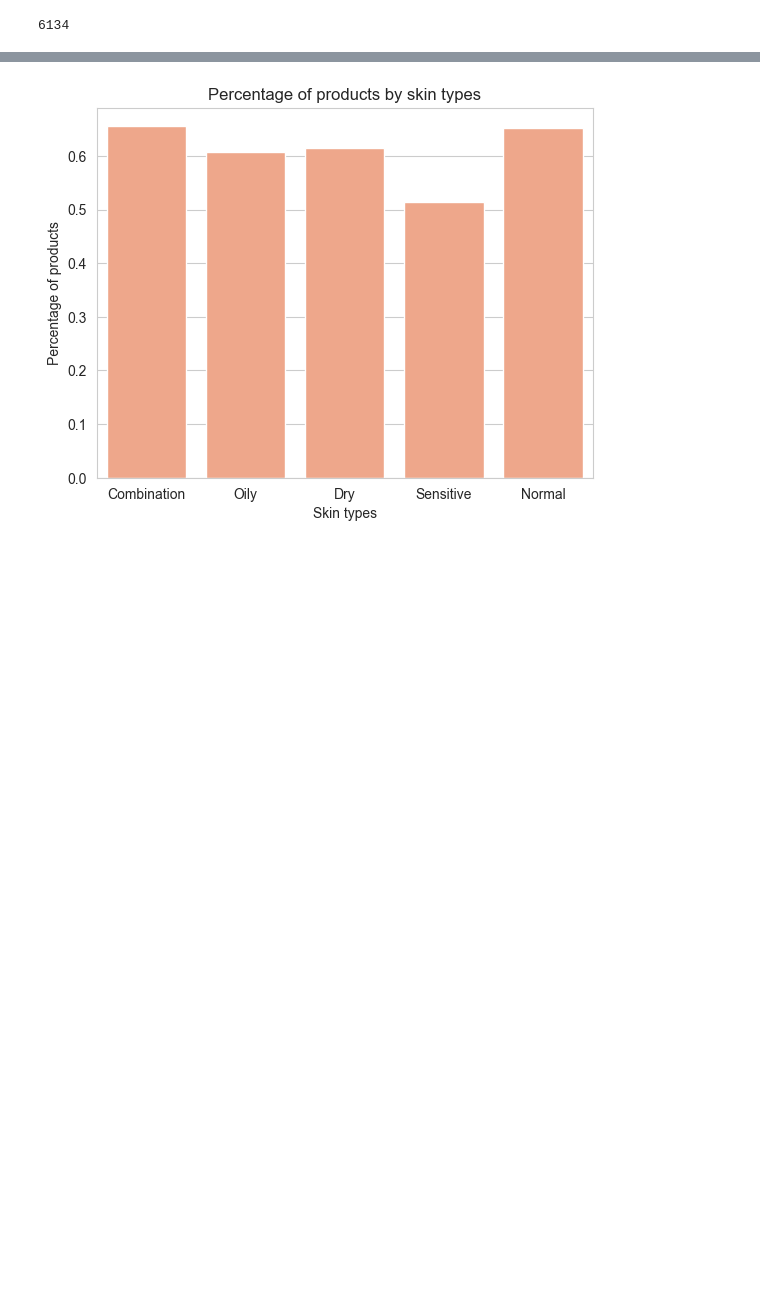
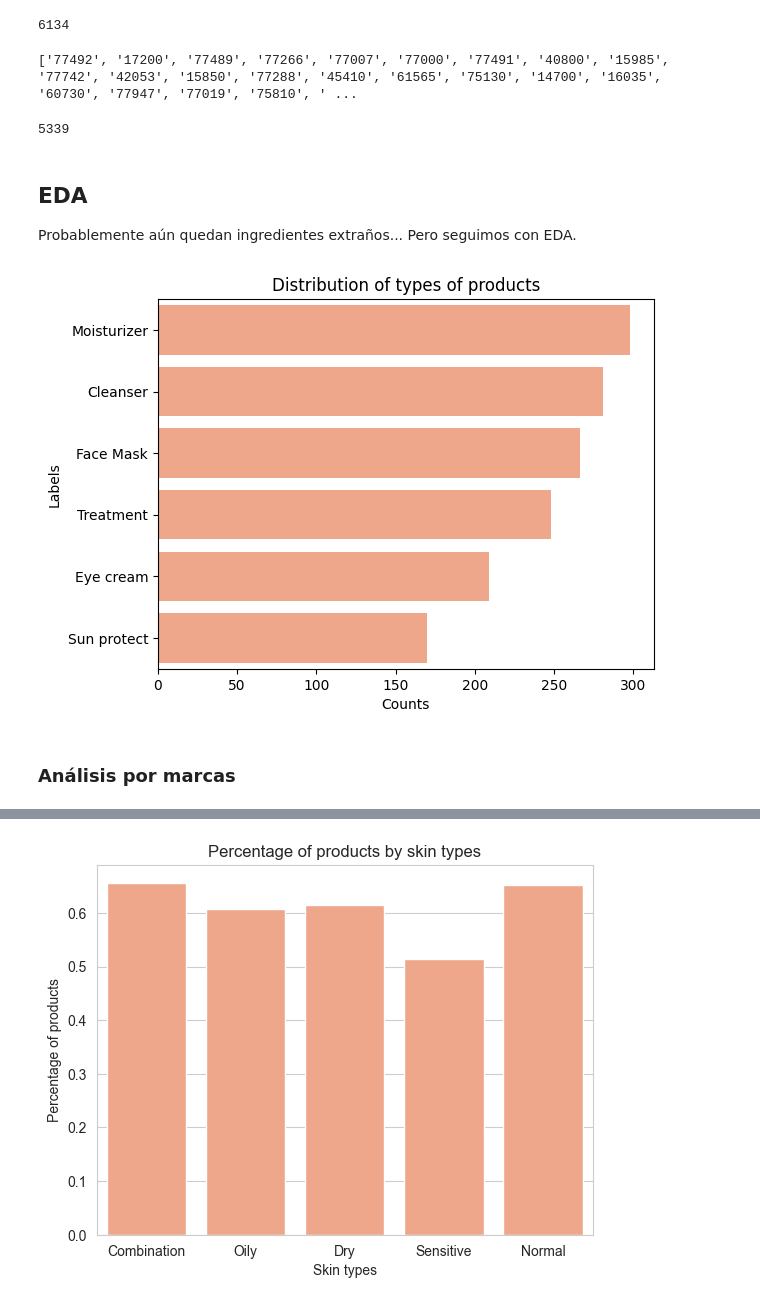
Before and after one commit to Andrea-Coa/dermis, a Jupyter notebook: eda/sephora.ipynb, the cells around one changed output, grey strips where cells are left out. Drawn from its saved outputs; the diff is of its cells as text; code cells hidden in the pictures; blank space fills up the shorter version.

```diff
--- a/eda/sephora.ipynb
+++ b/eda/sephora.ipynb
@@ -26,6 +24,3 @@ df.head()
 | 2 | Moisturizer | DRUNK ELEPHANT | Protini™ Polypeptide Cream | 68 | 4.4 | Water, Dicaprylyl Carbonate, Glyc... | 1 | 1 | 1 | 1 | ... |
 | 3 | Moisturizer | LA MER | The Moisturizing Soft Cream | 175 | 3.8 | Algae (Seaweed) Extract, Cyclopen... | 1 | 1 | 1 | 1 | ... |
 | 4 | Moisturizer | IT COSMETICS | Your Skin But Better™ CC+™ Cream ... | 38 | 4.1 | Water, Snail Secretion Filtrate, ... | 1 | 1 | 1 | 1 | ... |
-# %%
-# no nos interesa tanto
-df.drop(columns=['price'], inplace=True)
@@ -63,3 +42,19 @@ num_unique_ingredients = len(unique_ingredients)
 num_unique_ingredients
 # %% [output]
 6134
+# %%
+def clean_ingredient(text):
+    """
+    Mantiene sólo caracteres alfanuméricos, paréntesis y espacios.
+    """
+    pattern = r'[^a-zA-Z0-9()\s]'
+    text = re.sub(pattern, '', text)
+    text = re.sub(r'[\n\r\t\xa0]', '', text)
+    text = text.strip('" ')
+    text = text.replace('"', '')
+    text = re.sub(r'\s+', ' ', text)
+    return text.strip()
+
+df['ingredients_clean'] = df['ingredients'].apply(
+    lambda lst: [clean_ingredient(ing) for ing in lst if clean_ingredient(ing)]
+)
@@ -65,0 +66,14 @@ num_unique_ingredients
+# %%
+# Hay unos códigos CI estándares para colorantes
+# https://colour-index.com/introduction-to-the-colour-index
+# Son por ejemplo: ci 123456
+pattern = r'ci\s?\d{5}'
+filtered_ingredient_counts_df = ingredient_counts_df[
+    ingredient_counts_df['Ingredient'].str.contains(pattern, regex=True, na=False)
+]
+
+cis = filtered_ingredient_counts_df['Ingredient'].str.extract(r'ci\s?(\d{5})', flags=re.IGNORECASE)[0]
+cis = list(set(cis))
+print(cis) # lista de códigos CI únicos
+# %% [output]
+['77492', '17200', '77489', '77266', '77007', '77000', '77491', '40800', '15985', '77742', '42053', '15850', '77288', '45410', '61565', '75130', '14700', '16035', '60730', '77947', '77019', '75810', ' ...
@@ -65,0 +146,24 @@ num_unique_ingredients
+# %%
+# contar cuántos ingredientes quedaron (después del procesamiento)
+all_ingredients = df.ingredients_clean.explode().str.strip()
+ingredient_counts = Counter(all_ingredients)
+ingredient_counts_df = pd.DataFrame(ingredient_counts.items(), columns=['Ingredient', 'Count']).sort_values(by='Count', ascending=False)
+len(ingredient_counts)
+# %% [output]
+5339
+# %% [markdown]
+## **EDA**
+
+Probablemente aún quedan ingredientes extraños... Pero seguimos con EDA.
+# %%
+# Cuántos productos son de cada categoría (moisturizer, cleanser, etc.)
+label_counts = df['Label'].value_counts()
+sns.barplot(y=label_counts.index, x=label_counts.values, color='lightsalmon')
+plt.title("Distribution of types of products")
+plt.xlabel("Counts")
+plt.ylabel("Labels")
+plt.show()
+# %% [output]
+[figure, added]
+# %% [markdown]
+### Análisis por marcas
```
Also changed, not shown: parts of 29 cells of this notebook, 2 other files.
